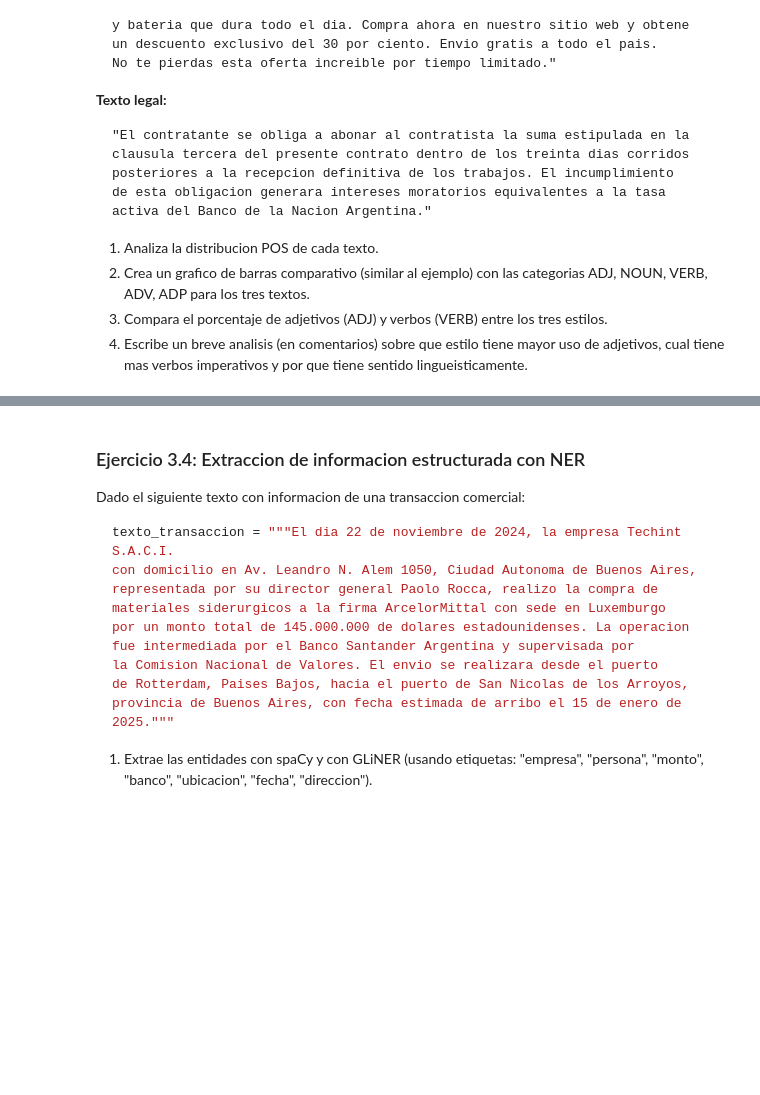
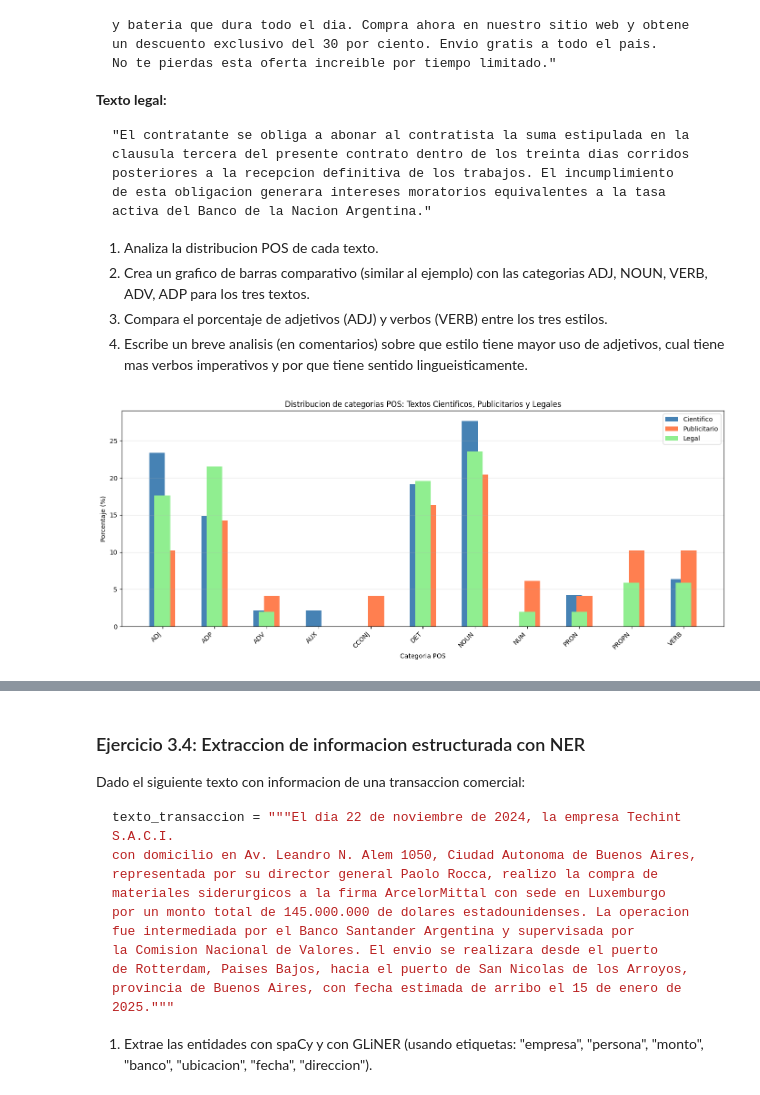
Before and after one commit to gcasado0/nlp-practica, a Jupyter notebook: u3_procesamiento_lenguaje.ipynb, the cells around one changed output, grey strips where cells are left out. Drawn from its saved outputs; the diff is of its cells as text; code cells hidden in the pictures; blank space fills up the shorter version.

```diff
--- a/u3_procesamiento_lenguaje.ipynb
+++ b/u3_procesamiento_lenguaje.ipynb
@@ -1577,6 +1577,12 @@ sobre los riesgos asociados al uso indiscriminado de estas tecnologias."""
 5. Identifica cual es la palabra "raiz" (root) de cada oracion y que tipo de palabra es.
 # %%
 #1. Realiza el POS tagging con spaCy y muestra los resultados en un DataFrame con columnas: Palabra, Lema, POS, DepRel, Cabeza.
+
+import spacy
+import pandas as pd
+
+nlp = spacy.load('es_core_news_lg')
+
 
 texto = """La inteligencia artificial generativa esta transformando rapidamente la industria tecnologica a nivel mundial.
 Grandes empresas como Google, Microsoft y OpenAI invierten miles de millones de dolares en investigacion y desarrollo de nuevos modelos de lenguaje.
@@ -1774,3 +1894,56 @@ activa del Banco de la Nacion Argentina."
 2. Crea un grafico de barras comparativo (similar al ejemplo) con las categorias ADJ, NOUN, VERB, ADV, ADP para los tres textos.
 3. Compara el porcentaje de adjetivos (ADJ) y verbos (VERB) entre los tres estilos.
 4. Escribe un breve analisis (en comentarios) sobre que estilo tiene mayor uso de adjetivos, cual tiene mas verbos imperativos y por que tiene sentido lingueisticamente.
+# %%
+import matplotlib.pyplot as plt
+from collections import Counter
+
+texto_cientifico = """La fotosintesis es un proceso bioquimico fundamental mediante el cual los organismos autotrofos convierten la energia luminosa del sol en energia quimica almacenada
+en moleculas organicas. Este complejo proceso metabolico ocurre principalmente en los cloroplastos de las celulas vegetales, donde la clorofila absorbe fotones de luz visible."""
+
+texto_publicitario = """Descubri el nuevo smartphone Galaxy S24 Ultra con camara de 200 megapixeles y bateria que dura todo el dia. Compra ahora en nuestro sitio web y obtene
+un descuento exclusivo del 30 por ciento. Envio gratis a todo el pais. No te pierdas esta oferta increible por tiempo limitado."""
+
+texto_legal = """El contratante se obliga a abonar al contratista la suma estipulada en la clausula tercera del presente contrato dentro de los treinta dias corridos
+posteriores a la recepcion definitiva de los trabajos. El incumplimiento de esta obligacion generara intereses moratorios equivalentes a la tasa activa del Banco de la Nacion Argentina."""
+
+
+def analizar_pos_completo(texto, nombre):
+    doc = nlp(texto)
+    pos_tags = [token.pos_ for token in doc if token.pos_ not in ('PUNCT', 'SPACE')]
+    total = len(pos_tags)
+    counter = Counter(pos_tags)
+    return counter, total
+
+c_cientifico, t_cientifico = analizar_pos_completo(texto_cientifico, "Cientifico")
+c_publicitario, t_publicitario = analizar_pos_completo(texto_publicitario, "Publicitario")
+c_legal, t_legal = analizar_pos_completo(texto_legal, "Legal")
+
+# Obtenemos todas las categorias POS presentes
+todas_pos = sorted(set(list(c_cientifico.keys()) + list(c_publicitario.keys()) + list(c_legal.keys())))
+
+# Creamos el grafico de barras comparativo
+fig, ax = plt.subplots(figsize=(14, 6))
+x = range(len(todas_pos))
+width = 0.30
+
+pct_cientifico = [c_cientifico.get(pos, 0) / t_cientifico * 100 for pos in todas_pos]
+pct_publicitario = [c_publicitario.get(pos, 0) / t_publicitario * 100 for pos in todas_pos]
+pct_legal = [c_legal.get(pos, 0) / t_legal * 100 for pos in todas_pos]
+
+bars1 = ax.bar([i - width/3 for i in x], pct_cientifico, width, label='Cientifico', color='steelblue')
+bars2 = ax.bar([i + width/3 for i in x], pct_publicitario, width, label='Publicitario', color='coral')
+bars3 = ax.bar([i for i in x], pct_legal, width, label='Legal', color='lightgreen')
+
+ax.set_xlabel('Categoria POS')
+ax.set_ylabel('Porcentaje (%)')
+ax.set_title('Distribucion de categorias POS: Textos Cientificos, Publicitarios y Legales')
+ax.set_xticks(x)
+ax.set_xticklabels(todas_pos, rotation=45, ha='right')
+ax.legend()
+ax.grid(axis='y', alpha=0.3)
+
+plt.tight_layout()
+plt.show()
+# %% [output]
+[figure, added]
```
Also changed, not shown: parts of 10 cells of this notebook.
